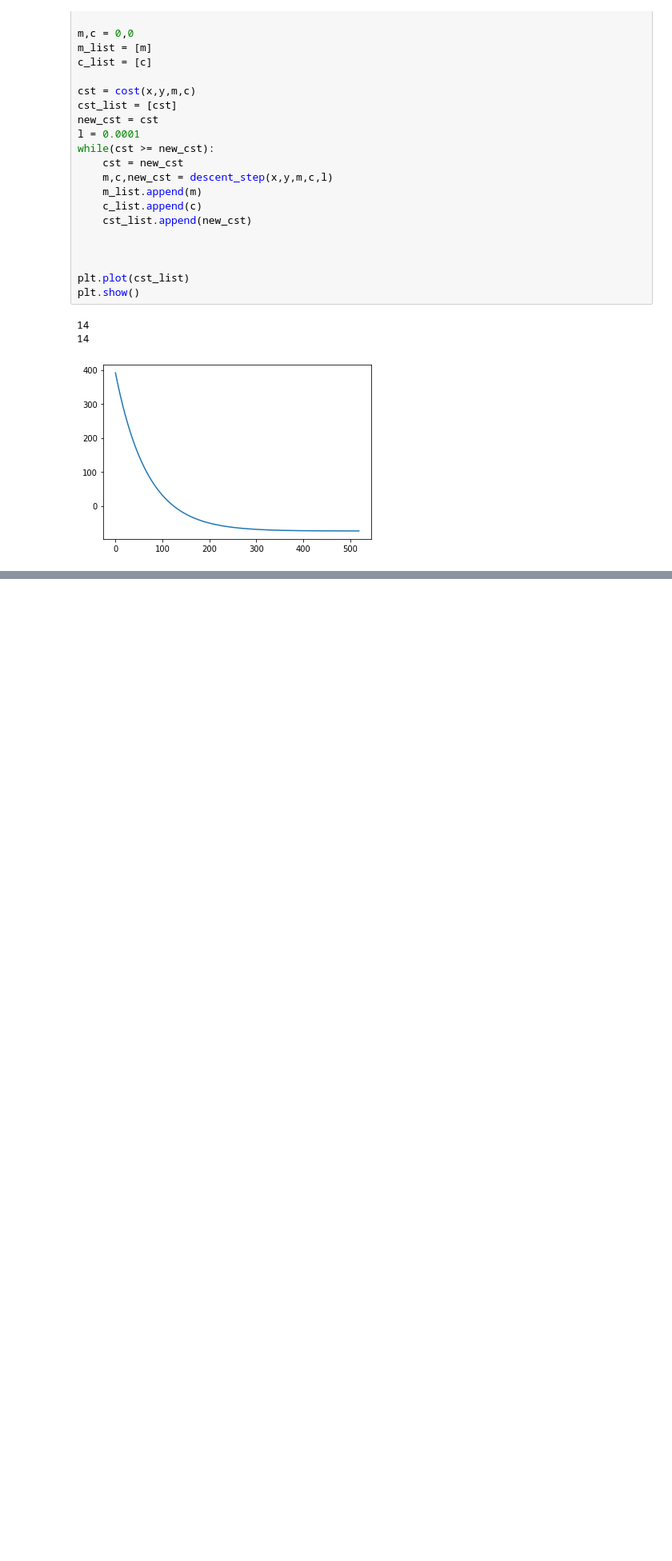
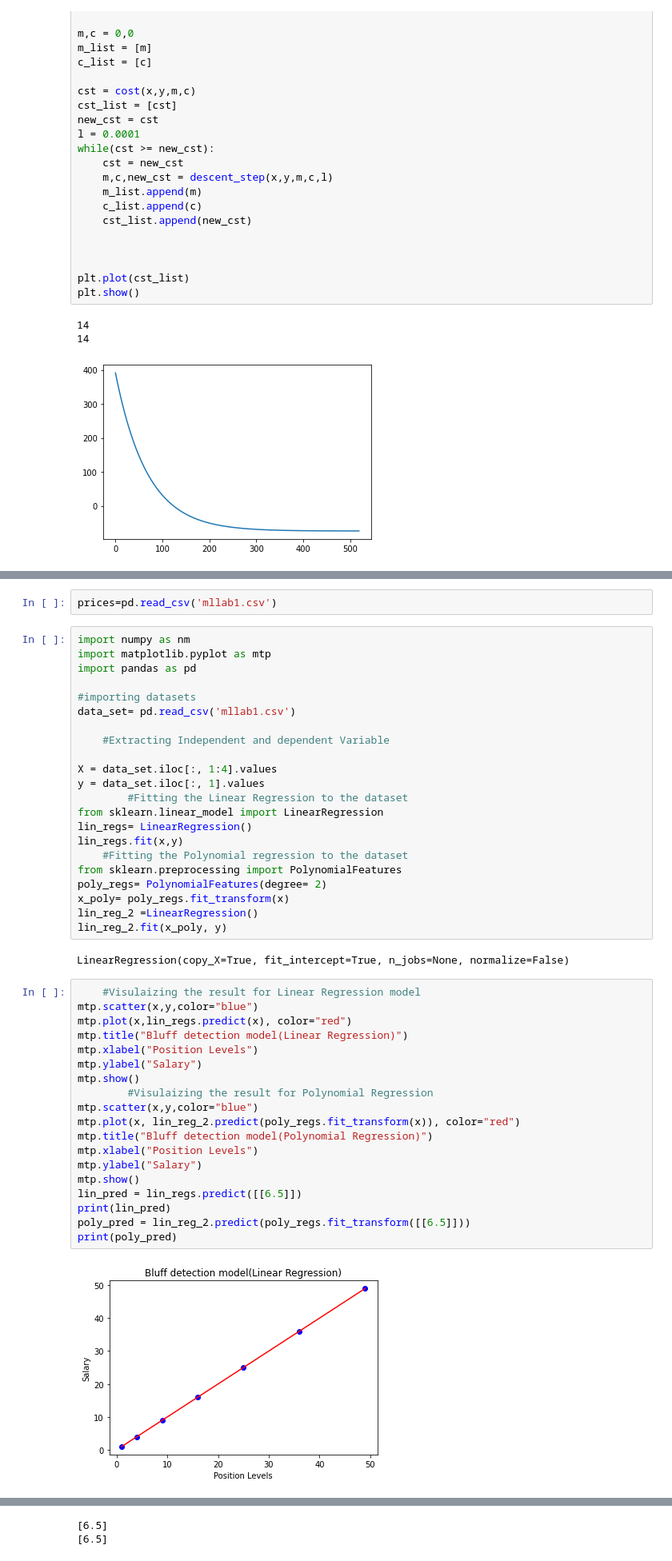
Before and after one commit to ritikadas18/ML_LAB, a Jupyter notebook: lab.ipynb, the cells around one changed output, grey strips where cells are left out. Shown: that part at 80% size. Cells and saved outputs as stored; diff of their text form; blank space fills up the shorter version.

```diff
--- a/lab.ipynb
+++ b/lab.ipynb
@@ -190,0 +199,47 @@ plt.show()
+# %%
+prices=pd.read_csv('mllab1.csv')
+# %%
+import numpy as nm
+import matplotlib.pyplot as mtp
+import pandas as pd
+
+#importing datasets
+data_set= pd.read_csv('mllab1.csv')
+
+    #Extracting Independent and dependent Variable
+
+X = data_set.iloc[:, 1:4].values
+y = data_set.iloc[:, 1].values
+        #Fitting the Linear Regression to the dataset
+from sklearn.linear_model import LinearRegression
+lin_regs= LinearRegression()
+lin_regs.fit(x,y)
+    #Fitting the Polynomial regression to the dataset
+from sklearn.preprocessing import PolynomialFeatures
+poly_regs= PolynomialFeatures(degree= 2)
+x_poly= poly_regs.fit_transform(x)
+lin_reg_2 =LinearRegression()
+lin_reg_2.fit(x_poly, y)
+# %% [output]
+LinearRegression(copy_X=True, fit_intercept=True, n_jobs=None, normalize=False)
+# %%
+    #Visulaizing the result for Linear Regression model
+mtp.scatter(x,y,color="blue")
+mtp.plot(x,lin_regs.predict(x), color="red")
+mtp.title("Bluff detection model(Linear Regression)")
+mtp.xlabel("Position Levels")
+mtp.ylabel("Salary")
+mtp.show()
+        #Visulaizing the result for Polynomial Regression
+mtp.scatter(x,y,color="blue")
+mtp.plot(x, lin_reg_2.predict(poly_regs.fit_transform(x)), color="red")
+mtp.title("Bluff detection model(Polynomial Regression)")
+mtp.xlabel("Position Levels")
+mtp.ylabel("Salary")
+mtp.show()
+lin_pred = lin_regs.predict([[6.5]])
+print(lin_pred)
+poly_pred = lin_reg_2.predict(poly_regs.fit_transform([[6.5]]))
+print(poly_pred)
+# %% [output]
+[figure, added]
@@ -190,0 +247,2 @@ plt.show()
+[6.5]
+[6.5]
```
Also changed, not shown: parts of 5 cells of this notebook.
